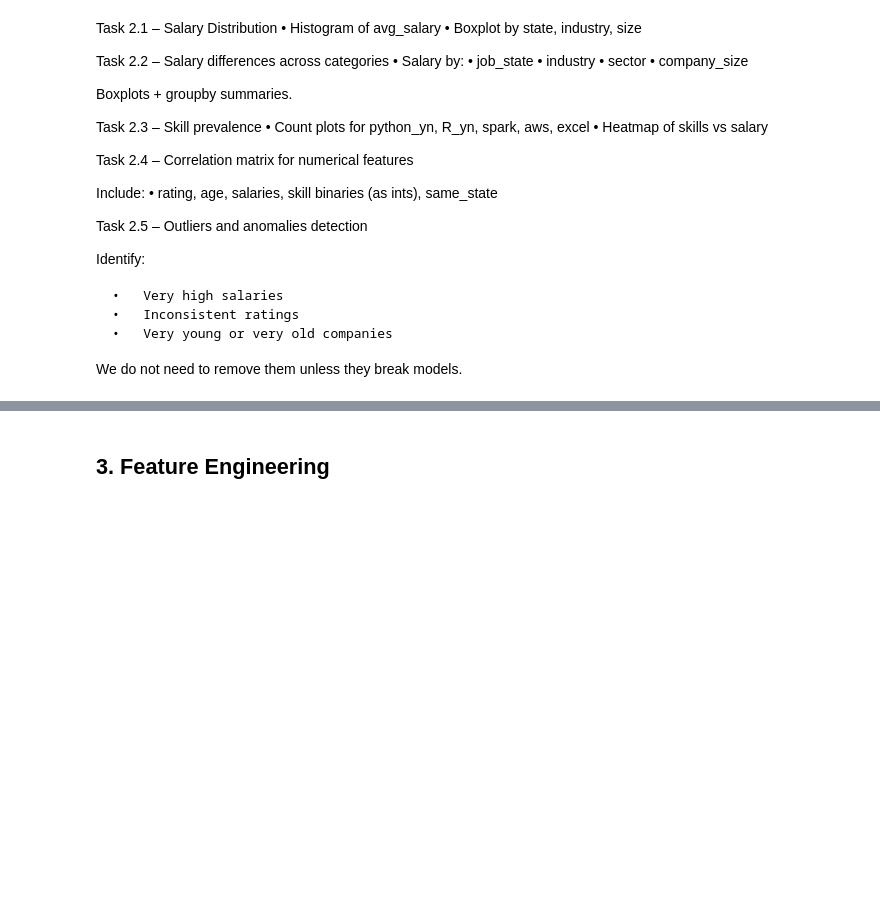
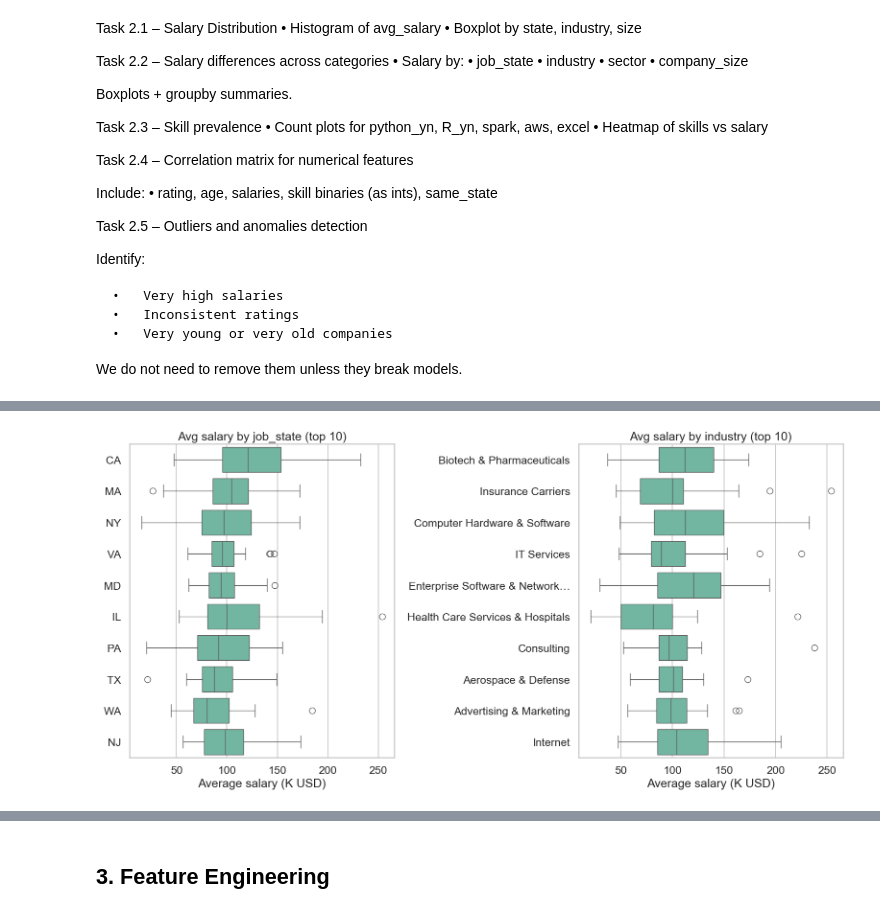
Before and after one commit to yassineerraji/Business-Data-Science-Project, a Jupyter notebook: notebook.ipynb, the cells around one changed output, grey strips where cells are left out. Cells and saved outputs as stored; diff of their text form; code cells hidden in the pictures; blank space fills up the shorter version.

```diff
--- a/notebook.ipynb
+++ b/notebook.ipynb
@@ -87,0 +79,8 @@ Columns like:
+# %%
+# Load the dataset (keep the CSV next to this notebook)
+data_path = "Glassdoor_Salary.csv"
+
+df_raw = pd.read_csv(data_path)
+
+print(f"Rows: {df_raw.shape[0]:,} | Columns: {df_raw.shape[1]}")
+df_raw.head(3)
@@ -121,0 +377,34 @@ We do not need to remove them unless they break models.
+# %%
+# Salary by geography and industry (top categories only to stay legible)
+fig, axes = plt.subplots(1, 2, figsize=(16, 8))
+
+# Top 10 states (labels are short already)
+if "job_state" in df_eda.columns:
+    top_states = df_eda["job_state"].value_counts().head(10).index
+    sns.boxplot(
+        data=df_eda[df_eda["job_state"].isin(top_states)],
+        y="job_state", x="avg_salary", ax=axes[0], orient="h",
+        order=top_states
+    )
+    axes[0].set_title("Avg salary by job_state (top 10)")
+    axes[0].set_xlabel("Average salary (K USD)")
+    axes[0].set_ylabel("")
+
+# Top 10 industries (shortened labels to avoid overlap)
+if "Industry" in df_eda.columns:
+    top_ind = df_eda["Industry"].value_counts().head(10).index.tolist()
+    short_labels = [textwrap.shorten(str(lbl), width=32, placeholder="…") for lbl in top_ind]
+    sns.boxplot(
+        data=df_eda[df_eda["Industry"].isin(top_ind)],
+        y="Industry", x="avg_salary", ax=axes[1], orient="h",
+        order=top_ind
+    )
+    axes[1].set_title("Avg salary by industry (top 10)")
+    axes[1].set_xlabel("Average salary (K USD)")
+    axes[1].set_ylabel("")
+    axes[1].set_yticklabels(short_labels)
+
+plt.tight_layout()
+plt.show()
+# %% [output]
+[figure, added]
```
Also changed, not shown: parts of 17 cells of this notebook, 1 other file.
